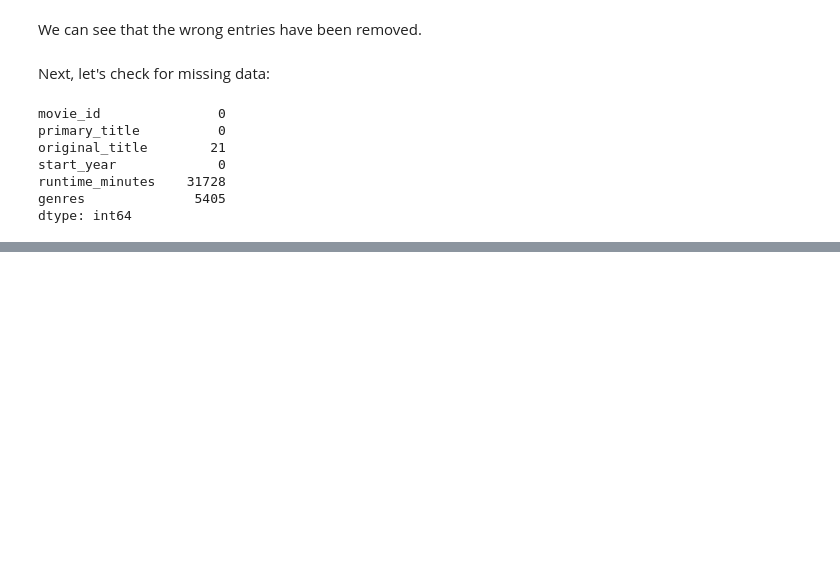
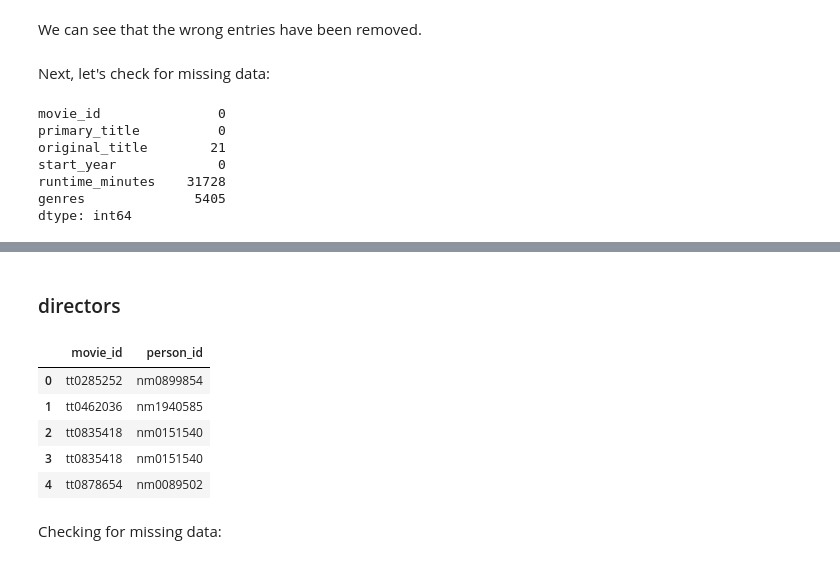
Before and after one commit to rahulakrish/movie_studio_recommendation, a Jupyter notebook: notebook.ipynb, the cells around one changed output, grey strips where cells are left out. Cells and saved outputs as stored; diff of their text form; code cells hidden in the pictures; blank space fills up the shorter version.

```diff
--- a/notebook.ipynb
+++ b/notebook.ipynb
@@ -276,0 +287,15 @@ We can see that in 21 cases, the title of the movie is missing. This is not real
+# %% [markdown]
+### directors
+# %%
+df_directors = pd.read_sql("""SELECT *
+               FROM directors""",conn)
+df_directors.head()
+# %% [output]
+|  | movie_id | person_id |
+| 0 | tt0285252 | nm0899854 |
+| 1 | tt0462036 | nm1940585 |
+| 2 | tt0835418 | nm0151540 |
+| 3 | tt0835418 | nm0151540 |
+| 4 | tt0878654 | nm0089502 |
+# %% [markdown]
+Checking for missing data:
```
Also changed, not shown: parts of 9 cells of this notebook.
